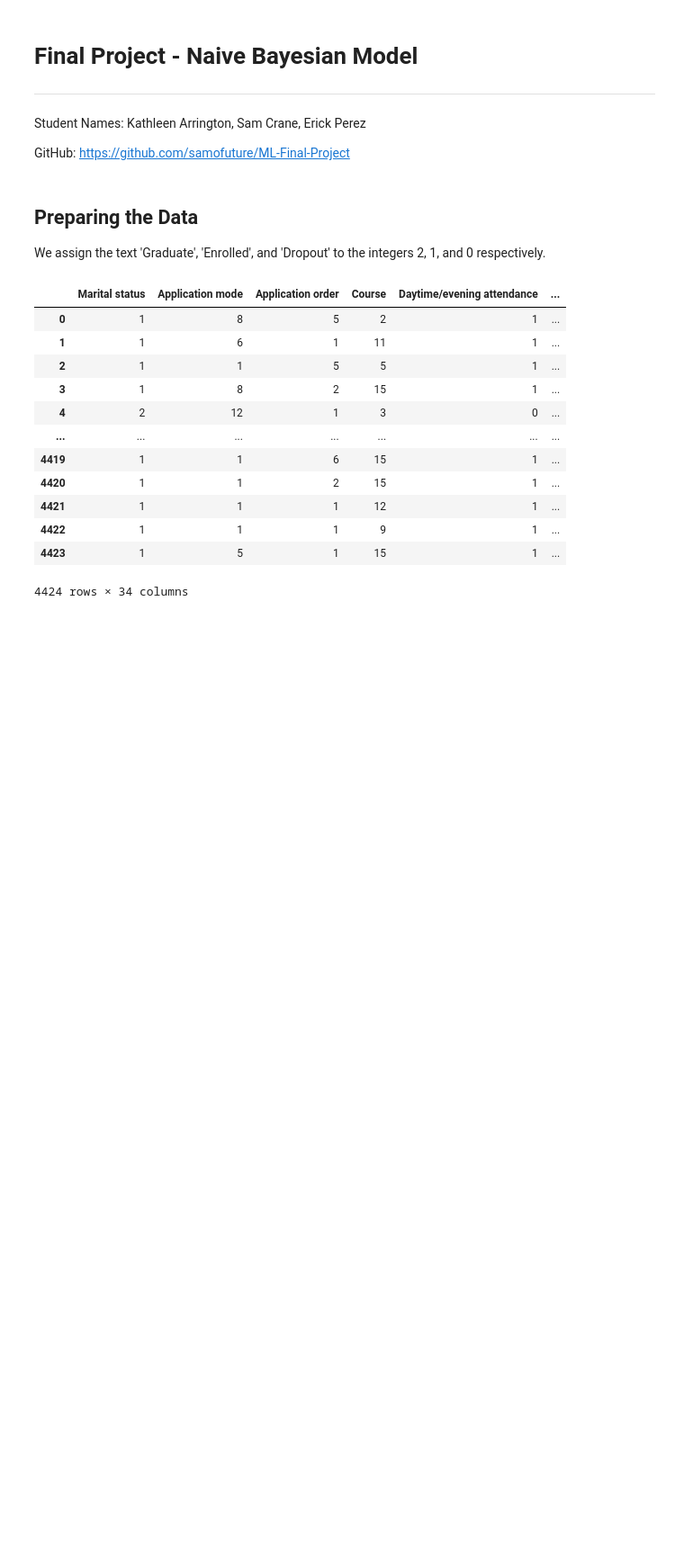
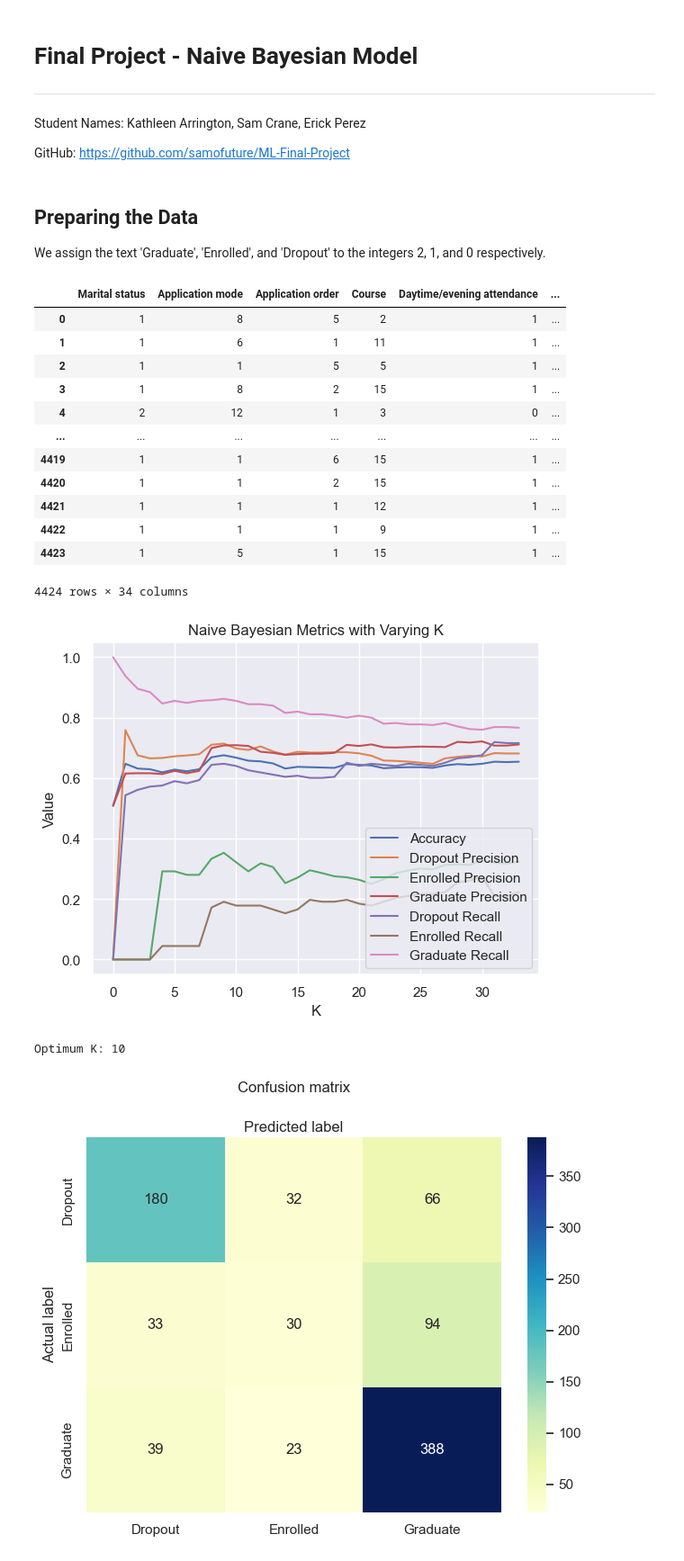
Before and after one commit to samofuture/ML-Final-Project, a Jupyter notebook: Bayesian_Model.ipynb, the cells around one changed output. Shown at 90% size. Cells and saved outputs as stored; diff of their text form; code cells hidden in the pictures; blank space fills up the shorter version.

Commit message:
Bayesian model and starting point for other models complete

```diff
--- a/Bayesian_Model.ipynb
+++ b/Bayesian_Model.ipynb
@@ -45,11 +46,25 @@ df
 def plot_metrics(accuracies, precisions, recalls):
     fig, ax = plt.subplots()
     indices = range(34)
+    drop_precisions = [sub_array[0] for sub_array in precisions]
+    enrolled_precisions = [sub_array[1] for sub_array in precisions]
+    graduate_precisions = [sub_array[2] for sub_array in precisions]
+
+    drop_recalls = [sub_array[0] for sub_array in recalls]
+    enrolled_recalls = [sub_array[1] for sub_array in recalls]
+    graduate_recalls = [sub_array[2] for sub_array in recalls]
+
     ax.plot(indices, accuracies, label='Accuracy')
-    ax.plot(indices, precisions, label='Precision')
-    ax.plot(indices, recalls, label='Recall')
 
-    ax.set_title(f'Metrics with Varying K')
+    ax.plot(indices, drop_precisions, label='Dropout Precision')
+    ax.plot(indices, enrolled_precisions, label='Enrolled Precision')
+    ax.plot(indices, graduate_precisions, label='Graduate Precision')
+
+    ax.plot(indices, drop_recalls, label='Dropout Recall')
+    ax.plot(indices, enrolled_recalls, label='Enrolled Recall')
+    ax.plot(indices, graduate_recalls, label='Graduate Recall')
+
+    ax.set_title(f'Naive Bayesian Metrics with Varying K')
     ax.set_xlabel('K')
     ax.set_ylabel('Value')
     ax.legend()
@@ -83,24 +98,27 @@ def find_optimal_k(plot=False):
         cnf_matrices.append(cnf_matrix)
 
         acc = metrics.accuracy_score(test_output, pred)
-        precision = metrics.precision_score(test_output, pred)
-        recall = metrics.recall_score(test_output, pred)
+        precision = metrics.precision_score(test_output, pred, average=None)
+        recall = metrics.recall_score(test_output, pred, average=None)
         accuracies.append(acc)
         precisions.append(precision)
         recalls.append(recall)
         if acc > max_accuracy:
             max_accuracy = acc
             max_acc_index = n
+
         reports.append(metrics.classification_report(test_output, pred))
     if plot:
-        plot_metrics(kernel_type, accuracies, precisions, recalls)
-        class_names=[0,1] # name  of classes
+        class_names=['Dropout', 'Enrolled', 'Graduate']
+        plot_metrics(accuracies, precisions, recalls)
+
+
         fig, ax = plt.subplots()
         tick_marks = np.arange(len(class_names))
         plt.xticks(tick_marks, class_names)
         plt.yticks(tick_marks, class_names)
         # create heatmap
-        sns.heatmap(pd.DataFrame(cnf_matrices[max_acc_index-1]), annot=True, cmap="YlGnBu" ,fmt='g')
+        sns.heatmap(pd.DataFrame(cnf_matrices[max_acc_index-1]), annot=True, cmap="YlGnBu" ,fmt='g', xticklabels=class_names, yticklabels=class_names)
         ax.xaxis.set_label_position("top")
         plt.tight_layout()
         plt.title('Confusion matrix', y=1.1)
@@ -109,3 +127,9 @@ def find_optimal_k(plot=False):
 
     print('Optimum K:', max_acc_index)
     return reports, max_acc_index
+# %%
+reports, max_acc_index = find_optimal_k(plot=True)
+# %% [output]
+[figure, added]
+Optimum K: 10
+[figure, added]
```
Also changed, not shown: parts of 1 cell of this notebook.
